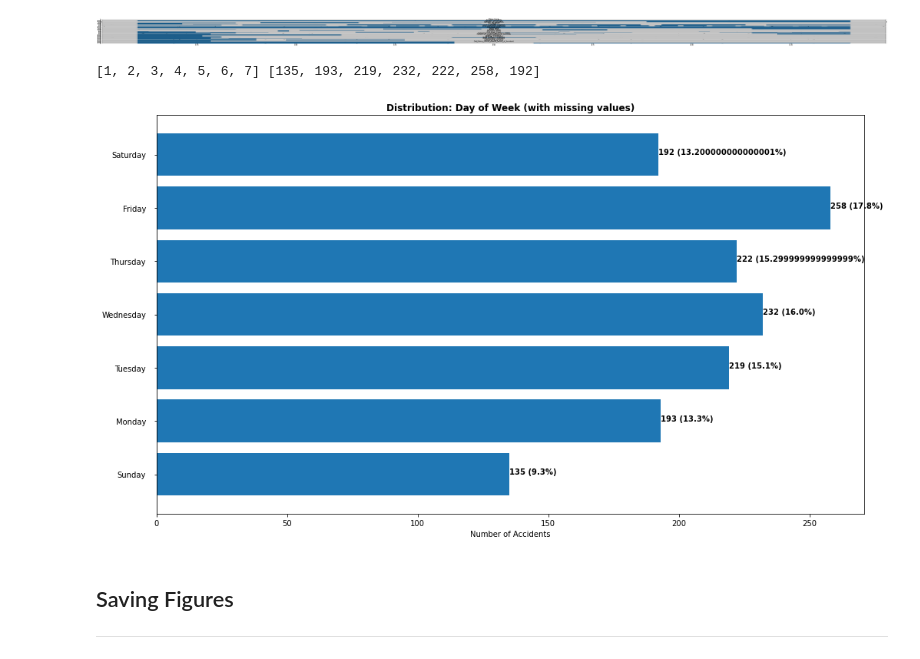
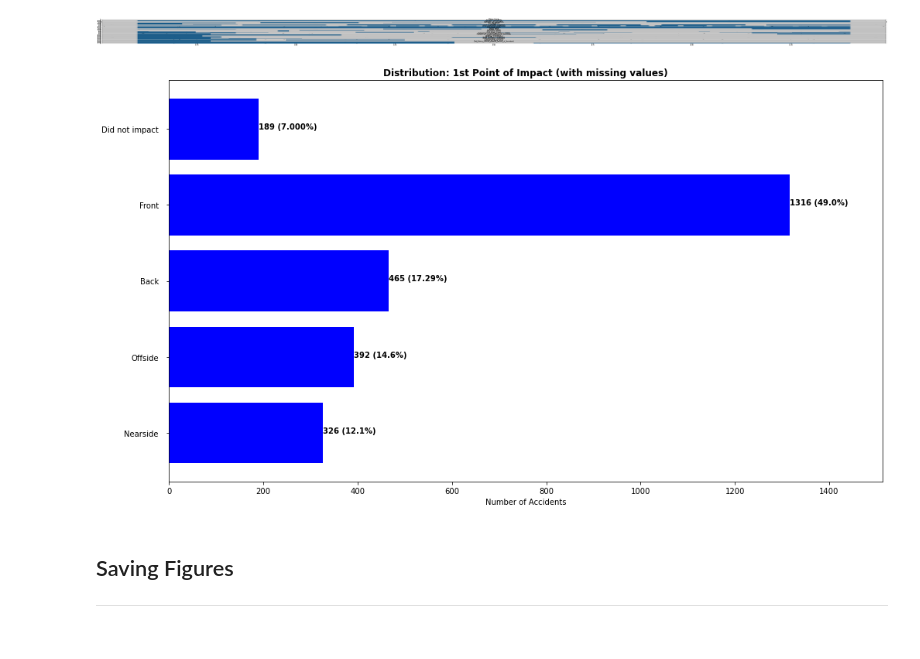
Before and after one commit to mikasenghaas/fyp2021p01g09, a Jupyter notebook: notebooks/single_variable_analysis.ipynb, the cells around one changed output. Saved outputs shown, nothing was run; the diff lists cells and outputs as text; code cells hidden in the pictures.

Commit message:
Implemented intelligent parsing of Excel, Improved Visuals and Numerics

```diff
--- a/notebooks/single_variable_analysis.ipynb
+++ b/notebooks/single_variable_analysis.ipynb
@@ -337,41 +337,46 @@ def visualise_singular(data, keep_missing_values=True):
     fig = plt.figure(figsize=(16,9))
     ax = fig.add_axes([.1,.1,.8,.8])
 
-    # plot with or without missing values (depending on function arguments)
+    # variables depending on missing_values variable
     if keep_missing_values:
         x = list(data['Uniques'].keys())
         y = list(data['Uniques'].values())
+        title = title = f"Distribution: {data['Name'].replace('_', ' ')} (with missing values)"
+        color = 'blue'
+        yticks = list(data['Uniques'].keys())
+
     else:
-        x = list(data['Uniques'].keys[1:])
-        y = list(data['Uniques'].values[1:])
+        x = list(data['Uniques'].keys())[1:]
+        y = list(data['Uniques'].values())[1:]
+        title = f"Distribution: {data['Name'].replace('_', ' ')} (without missing values)"
+        color = 'orange'
+        yticks = list(data['Uniques'].keys())[1:]
 
-    print(x, y)
-    ax.barh(x, y, align='center')
+    # plot bar
+    ax.barh(x, y, align='center', color=color)
 
     # set title
-    if keep_missing_values:
-        title = f"Distribution: {data['Name'].replace('_', ' ')} (with missing values)"
-    else: title = f"Distribution: {data['Name'].replace('_', ' ')} (without missing values)"
-
     ax.set_title(title, fontweight='bold')
 
     # format axis-labels
     ax.set_xlabel('Number of Accidents')
-    ax.set_yticks(list(data['Uniques'].keys()))
+    ax.set_xlim(0, 1.15*max(y))
+    ax.set_yticks(yticks)
     ax.tick_params(axis='y', which='major', pad=10)
+    ax.invert_yaxis()
     try:
         ax.set_yticklabels([data['Map'][i] for i in data['Uniques'].keys()]) # use lookup from xls
     except: None # account for variables that do not have lookup mapping
 
+    # insert counts and percentages as text next to the corresponding bars
     for x_cord, y_cord in zip(x,y):
-        ax.text(y_cord, x_cord, f'{y_cord} ({100*round(y_cord/sum(y), 3)}%)' , color='black', fontweight='bold')
+        ax.text(y_cord, x_cord, f'{y_cord} ({str(100*round(y_cord/sum(y), 3))[:5]}%)' , color='black', fontweight='bold')
 
     return fig
 # %%
-fig = visualise_singular(accidents_lookup[10], keep_missing_values=True)
+fig = visualise_singular(vehicles_lookup[12], keep_missing_values=True)
 # %% [output]
-[1, 2, 3, 4, 5, 6, 7] [135, 193, 219, 232, 222, 258, 192]
-[figure, old version]
+[figure, new version]
 # %% [markdown]
 ## Saving Figures
 ---
```
Also changed, not shown: parts of 2 cells of this notebook.
